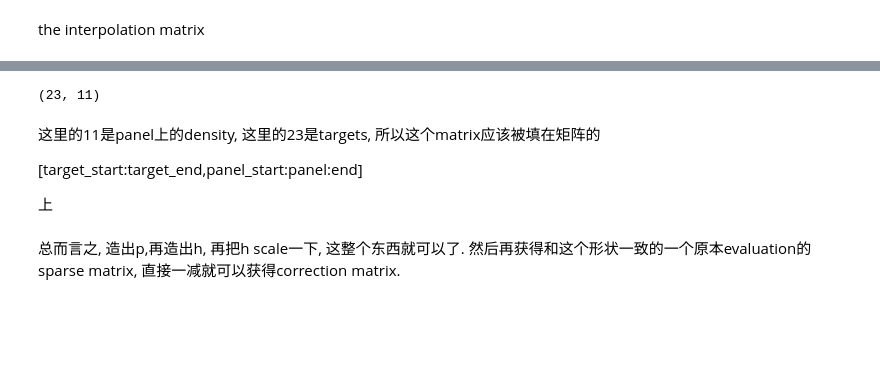
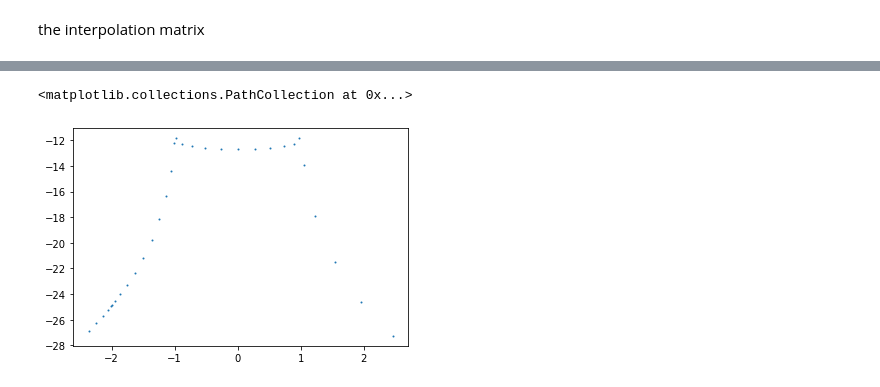
Before and after one commit to WangHaiYang874/stokes2d, a Jupyter notebook: exp1/demo.ipynb, the cells around one changed output, grey strips where cells are left out. Drawn from its saved outputs; the diff is of its cells as text; code cells hidden in the pictures; blank space fills up the shorter version.

```diff
--- a/exp1/demo.ipynb
+++ b/exp1/demo.ipynb
@@ -113,2 +114,24 @@ array([3.80262488e-12, 1.13675735e-12, 1.86017868e-12, 8.14459611e-13,
+# %%
+P = np.zeros((len(targ_ori), m+1), dtype=np.complex128)
+
+targ_trans_close = np.abs(targ_trans) <= 1.1
+targ_trans_far   = ~targ_trans_close
+
+P[:,1] = analytic_cauchy_integral(targ_trans)
+P[targ_trans_far,m] = quad_approx(targ_trans[targ_trans_far], t_ref_trans, dt_ref_trans, m)
+
+for k in range(1,m):
+    # handling the close points
+    P[targ_trans_close,k+1] = P[targ_trans_close,k]*targ_trans[targ_trans_close] + (1 - (-1)**k)/(k)
+    # also do things backwards
+for k in range(m-1,1,-1):
+    P[targ_trans_far, k] = (P[targ_trans_far, k+1] - (1-(-1)**k)/k )/targ_trans[targ_trans_far]
+
+R = np.zeros((len(targ_ori), m+1), dtype=np.complex128)
+for k in range(1,m+1):
+    R[:,k] = (k-1)*P[:,k-1] + (-1)**(k-1)/ (-1-targ_trans) - 1/(1-targ_trans)
+
+P = P[:,1:]
+R = R[:,1:]
 # %%
-V = np.flip(np.vander(a_refined,N=m),axis=1)
+V = np.flip(np.vander(t_ref_trans,N=m),axis=1)
@@ -117,2 +138,3 @@ P = np.random.normal(size=(len(all_targ),m))
 # %%
-X = np.linalg.solve(V.T,P.T)
+C = np.linalg.solve(V.T,P.T)
+H = np.linalg.solve(V.T,R.T)
@@ -121,12 +141,16 @@ A = X.T@interp
-# %%
-A.shape
-# %% [output]
-(23, 11)
-# %% [markdown]
-这里的11是panel上的density, 这里的23是targets, 所以这个matrix应该被填在矩阵的
-
-[target_start:target_end,panel_start:panel:end]
-
-上
-# %% [markdown]
-总而言之, 造出p,再造出h, 再把h scale一下, 这整个东西就可以了. 然后再获得和这个形状一致的一个原本evaluation的sparse matrix, 直接一减就可以获得correction matrix.
+# %%
+scale = pt2cplx(p.end_pt - p.start_pt)/2
+
+IC = C.T@interp
+HC = H.T@interp
+# %%
+ret = (omega*dt_trans)[np.newaxis,:]/(t_trans[np.newaxis,:] -targ_trans[:,np.newaxis])**2
+ret = np.ma.fix_invalid(ret, fill_value=0)
+ret = np.sum(ret, axis=1)
+# plt.plot(t_trans.real, omega.imag)
+plt.scatter(targ_trans.real,np.log10(np.abs((HC@omega)- ret)),s=1)
+# plt.scatter(targ_trans.real,ret.real)
+# plt.scatter(targ_trans.real,(HC@omega).real)
+# %% [output]
+<matplotlib.collections.PathCollection at 0x...>
+[figure, added]
```
Also changed, not shown: parts of 25 cells of this notebook, 4 other files.
